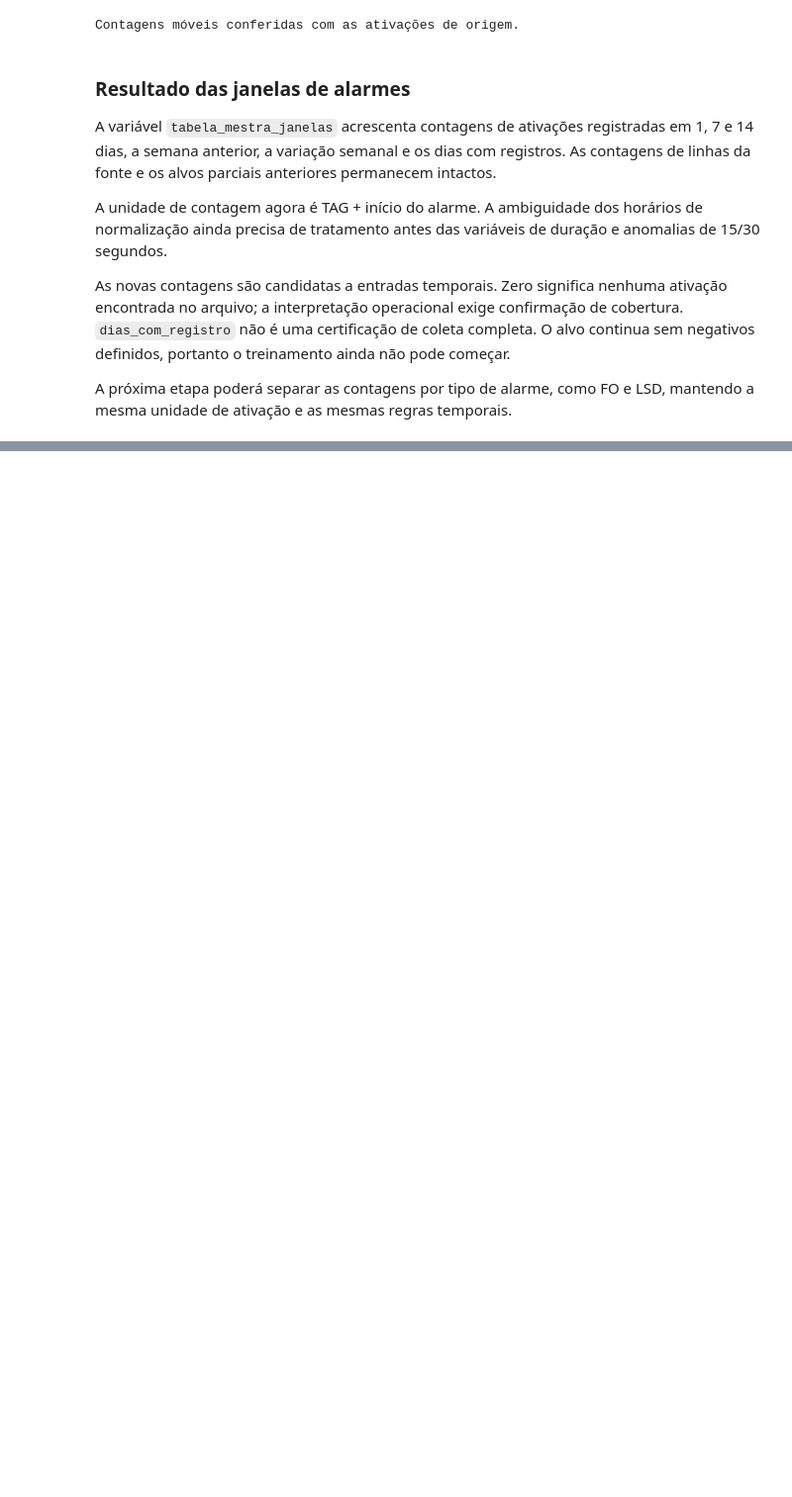
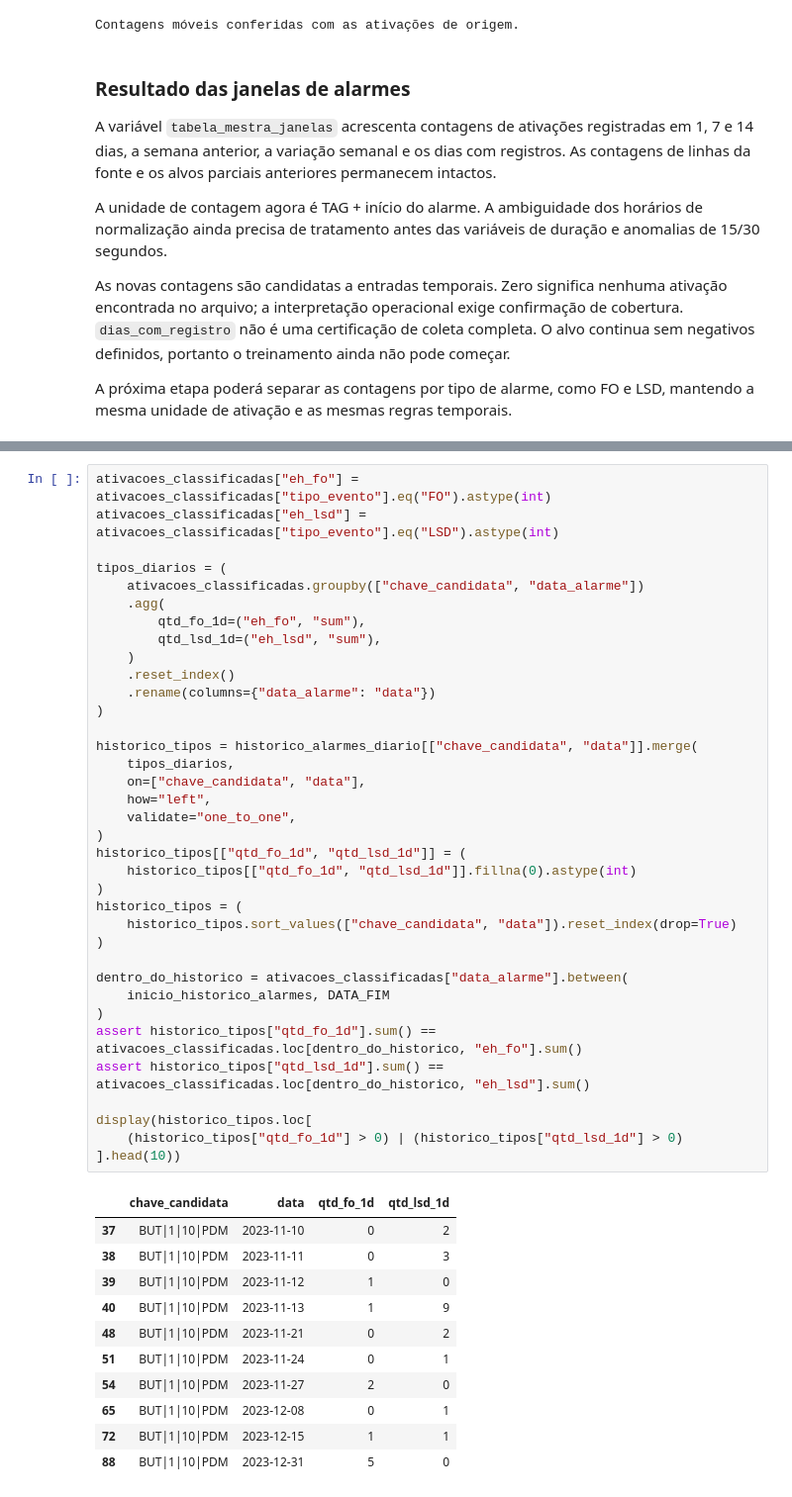
Before and after one commit to joaocardosodias/Lumem, a Jupyter notebook: models/modelo-rnn-1/01-criacao-tabela-mestra.ipynb, the cells around one changed output, grey strips where cells are left out. Shown at 99% size. Cells and saved outputs as stored; diff of their text form; blank space fills up the shorter version.

```diff
--- a/models/modelo-rnn-1/01-criacao-tabela-mestra.ipynb
+++ b/models/modelo-rnn-1/01-criacao-tabela-mestra.ipynb
@@ -2114,0 +2199,48 @@ A próxima etapa poderá separar as contagens por tipo de alarme, como FO e LSD,
+# %%
+ativacoes_classificadas["eh_fo"] = ativacoes_classificadas["tipo_evento"].eq("FO").astype(int)
+ativacoes_classificadas["eh_lsd"] = ativacoes_classificadas["tipo_evento"].eq("LSD").astype(int)
+
+tipos_diarios = (
+    ativacoes_classificadas.groupby(["chave_candidata", "data_alarme"])
+    .agg(
+        qtd_fo_1d=("eh_fo", "sum"),
+        qtd_lsd_1d=("eh_lsd", "sum"),
+    )
+    .reset_index()
+    .rename(columns={"data_alarme": "data"})
+)
+
+historico_tipos = historico_alarmes_diario[["chave_candidata", "data"]].merge(
+    tipos_diarios,
+    on=["chave_candidata", "data"],
+    how="left",
+    validate="one_to_one",
+)
+historico_tipos[["qtd_fo_1d", "qtd_lsd_1d"]] = (
+    historico_tipos[["qtd_fo_1d", "qtd_lsd_1d"]].fillna(0).astype(int)
+)
+historico_tipos = (
+    historico_tipos.sort_values(["chave_candidata", "data"]).reset_index(drop=True)
+)
+
+dentro_do_historico = ativacoes_classificadas["data_alarme"].between(
+    inicio_historico_alarmes, DATA_FIM
+)
+assert historico_tipos["qtd_fo_1d"].sum() == ativacoes_classificadas.loc[dentro_do_historico, "eh_fo"].sum()
+assert historico_tipos["qtd_lsd_1d"].sum() == ativacoes_classificadas.loc[dentro_do_historico, "eh_lsd"].sum()
+
+display(historico_tipos.loc[
+    (historico_tipos["qtd_fo_1d"] > 0) | (historico_tipos["qtd_lsd_1d"] > 0)
+].head(10))
+# %% [output]
+|  | chave_candidata | data | qtd_fo_1d | qtd_lsd_1d |
+| 37 | BUT|1|10|PDM | 2023-11-10 | 0 | 2 |
+| 38 | BUT|1|10|PDM | 2023-11-11 | 0 | 3 |
+| 39 | BUT|1|10|PDM | 2023-11-12 | 1 | 0 |
+| 40 | BUT|1|10|PDM | 2023-11-13 | 1 | 9 |
+| 48 | BUT|1|10|PDM | 2023-11-21 | 0 | 2 |
+| 51 | BUT|1|10|PDM | 2023-11-24 | 0 | 1 |
+| 54 | BUT|1|10|PDM | 2023-11-27 | 2 | 0 |
+| 65 | BUT|1|10|PDM | 2023-12-08 | 0 | 1 |
+| 72 | BUT|1|10|PDM | 2023-12-15 | 1 | 1 |
+| 88 | BUT|1|10|PDM | 2023-12-31 | 5 | 0 |
```
Also changed, not shown: parts of 8 cells of this notebook.
